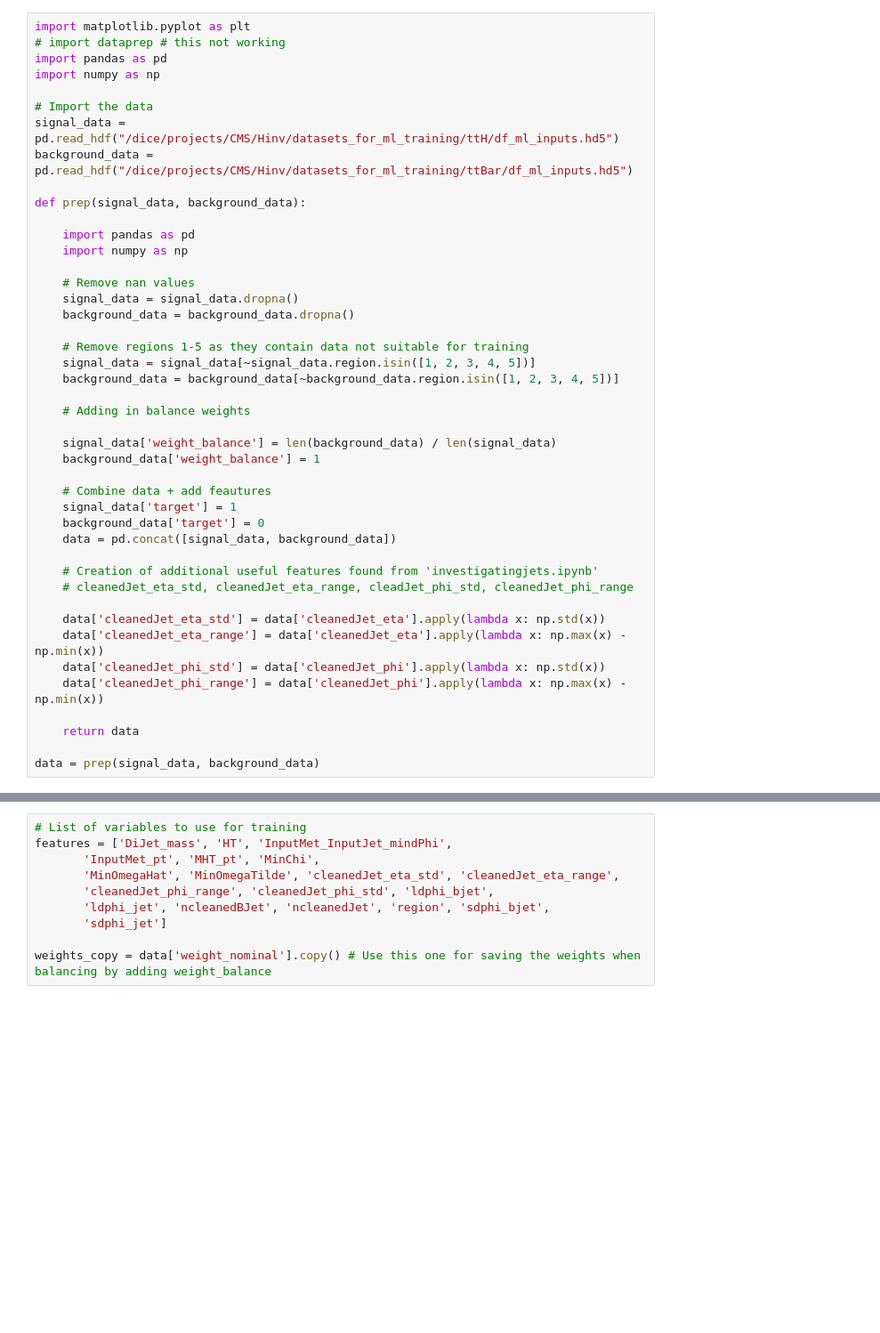
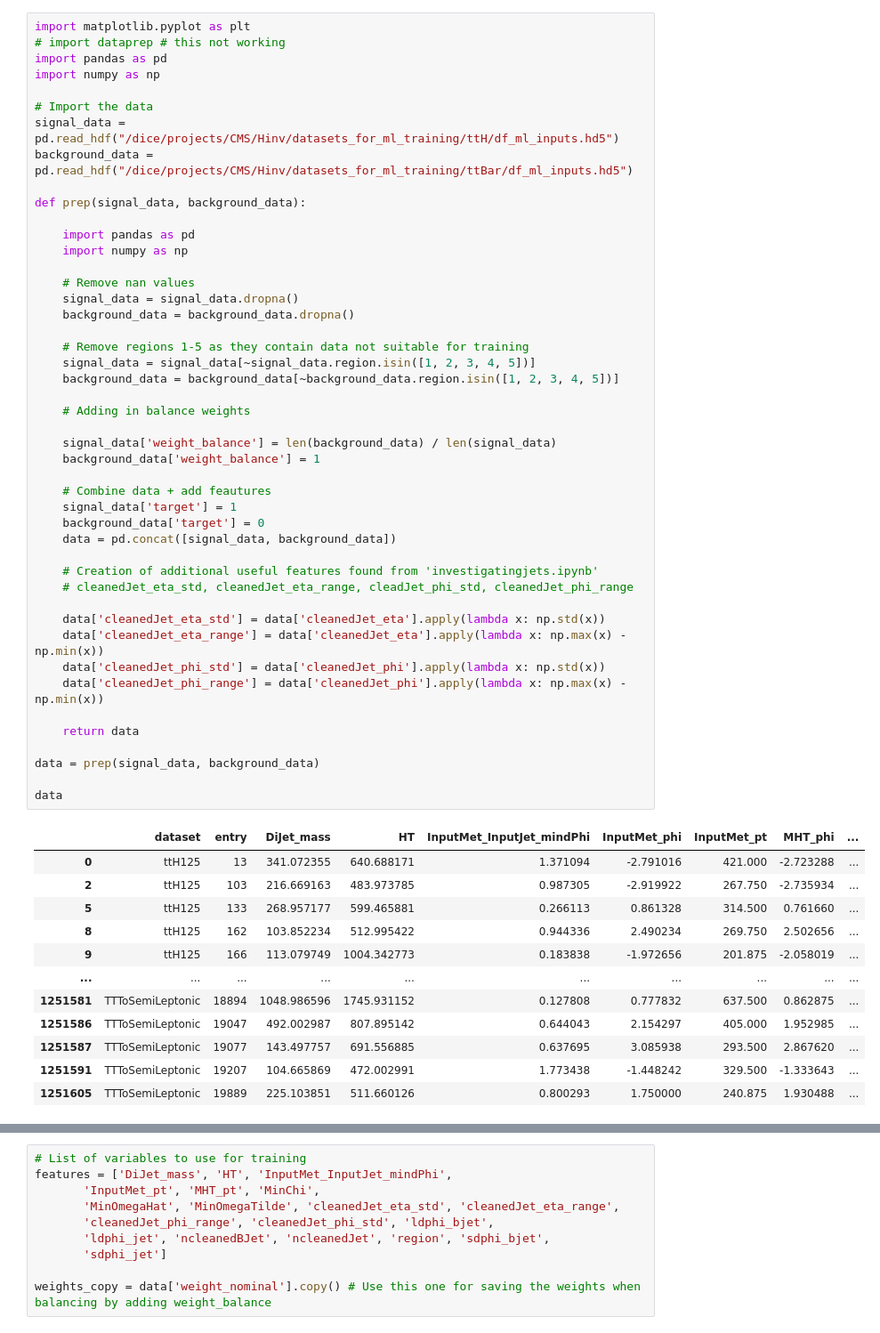
Before and after one commit to inigostibbe/msciproject, a Jupyter notebook: pytorch.ipynb, the cells around one changed output, grey strips where cells are left out. Shown: that part at 89% size. Drawn from its saved outputs; the diff is of its cells as text; blank space fills up the shorter version.

```diff
--- a/pytorch.ipynb
+++ b/pytorch.ipynb
@@ -15,30 +15,45 @@ def prep(signal_data, background_data):
 
     # Remove nan values
     signal_data = signal_data.dropna()
     background_data = background_data.dropna()
 
     # Remove regions 1-5 as they contain data not suitable for training
     signal_data = signal_data[~signal_data.region.isin([1, 2, 3, 4, 5])]
     background_data = background_data[~background_data.region.isin([1, 2, 3, 4, 5])]
 
     # Adding in balance weights
 
     signal_data['weight_balance'] = len(background_data) / len(signal_data)
     background_data['weight_balance'] = 1
 
     # Combine data + add feautures
     signal_data['target'] = 1
     background_data['target'] = 0
     data = pd.concat([signal_data, background_data])
 
     # Creation of additional useful features found from 'investigatingjets.ipynb'
     # cleanedJet_eta_std, cleanedJet_eta_range, cleadJet_phi_std, cleanedJet_phi_range
 
     data['cleanedJet_eta_std'] = data['cleanedJet_eta'].apply(lambda x: np.std(x))
     data['cleanedJet_eta_range'] = data['cleanedJet_eta'].apply(lambda x: np.max(x) - np.min(x))
     data['cleanedJet_phi_std'] = data['cleanedJet_phi'].apply(lambda x: np.std(x))
     data['cleanedJet_phi_range'] = data['cleanedJet_phi'].apply(lambda x: np.max(x) - np.min(x))
 
     return data
 
 data = prep(signal_data, background_data)
+
+data
+# %% [output]
+|  | dataset | entry | DiJet_mass | HT | InputMet_InputJet_mindPhi | InputMet_phi | InputMet_pt | MHT_phi | ... |
+| 0 | ttH125 | 13 | 341.072355 | 640.688171 | 1.371094 | -2.791016 | 421.000 | -2.723288 | ... |
+| 2 | ttH125 | 103 | 216.669163 | 483.973785 | 0.987305 | -2.919922 | 267.750 | -2.735934 | ... |
+| 5 | ttH125 | 133 | 268.957177 | 599.465881 | 0.266113 | 0.861328 | 314.500 | 0.761660 | ... |
+| 8 | ttH125 | 162 | 103.852234 | 512.995422 | 0.944336 | 2.490234 | 269.750 | 2.502656 | ... |
+| 9 | ttH125 | 166 | 113.079749 | 1004.342773 | 0.183838 | -1.972656 | 201.875 | -2.058019 | ... |
+| ... | ... | ... | ... | ... | ... | ... | ... | ... | ... |
+| 1251581 | TTToSemiLeptonic | 18894 | 1048.986596 | 1745.931152 | 0.127808 | 0.777832 | 637.500 | 0.862875 | ... |
+| 1251586 | TTToSemiLeptonic | 19047 | 492.002987 | 807.895142 | 0.644043 | 2.154297 | 405.000 | 1.952985 | ... |
+| 1251587 | TTToSemiLeptonic | 19077 | 143.497757 | 691.556885 | 0.637695 | 3.085938 | 293.500 | 2.867620 | ... |
+| 1251591 | TTToSemiLeptonic | 19207 | 104.665869 | 472.002991 | 1.773438 | -1.448242 | 329.500 | -1.333643 | ... |
+| 1251605 | TTToSemiLeptonic | 19889 | 225.103851 | 511.660126 | 0.800293 | 1.750000 | 240.875 | 1.930488 | ... |
```
Also changed, not shown: parts of 8 cells of this notebook, 38 other files.
